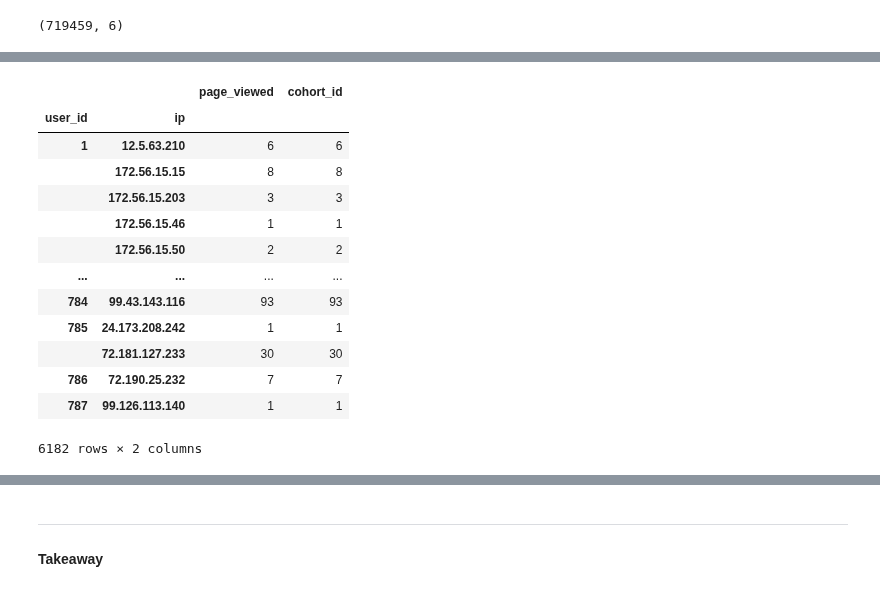
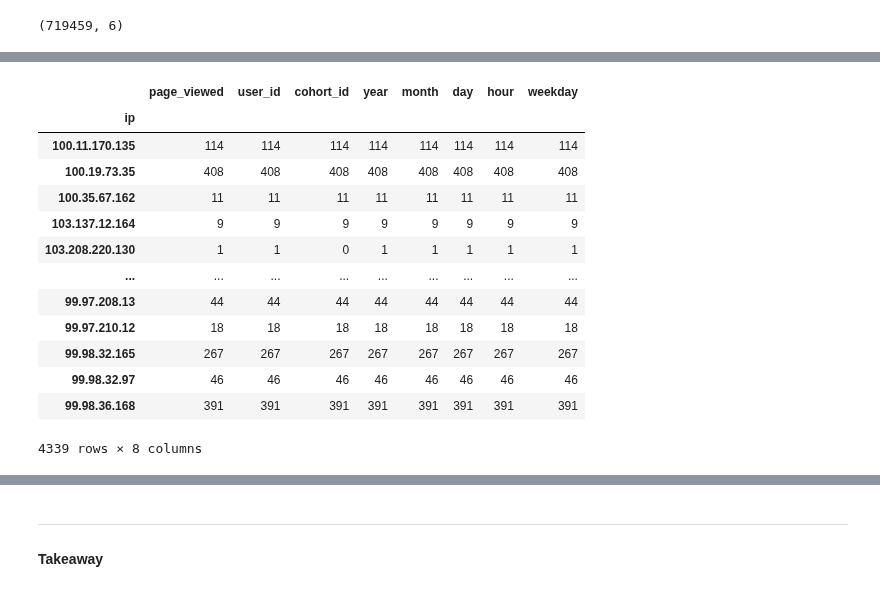
Before and after one commit to CSolitaire/anomaly-detection-exercises, a Jupyter notebook: time_series_anomaly_detection.ipynb, the cells around one changed output, grey strips where cells are left out. Saved outputs shown, nothing was run; the diff lists cells and outputs as text; code cells hidden in the pictures.

```diff
--- a/time_series_anomaly_detection.ipynb
+++ b/time_series_anomaly_detection.ipynb
@@ -45,6 +45,13 @@ df.shape
 # %%
 df.columns = ['date', 'time', 'page_viewed', 'user_id', 'cohort_id', 'ip']
-df["datetime"] = df["date"] + df["time"]
+df["datetime"] = df["date"] + ' '+ df["time"]
+df['datetime'] = pd.to_datetime(df.datetime)
+df['year'] = df.datetime.dt.year
+df['month'] = df.datetime.dt.month
+df['day'] = df.datetime.dt.day
+df['hour'] = df.datetime.dt.hour
+df['weekday'] = df.datetime.dt.day_name()
+df = df.astype(object)
 df = df.set_index('datetime')
 df.drop(columns=['date', 'time'], inplace = True)
 df.head()
@@ -71,17 +131,17 @@ df.describe()
 # %%
-df.groupby(['user_id','ip']).count()
+df.groupby('ip').count()
 # %% [output]
-|  |  | page_viewed | cohort_id |
-| user_id | ip |  |  |
-| 1 | 12.5.63.210 | 6 | 6 |
-|  | 172.56.15.15 | 8 | 8 |
-|  | 172.56.15.203 | 3 | 3 |
-|  | 172.56.15.46 | 1 | 1 |
-|  | 172.56.15.50 | 2 | 2 |
-| ... | ... | ... | ... |
-| 784 | 99.43.143.116 | 93 | 93 |
-| 785 | 24.173.208.242 | 1 | 1 |
-|  | 72.181.127.233 | 30 | 30 |
-| 786 | 72.190.25.232 | 7 | 7 |
-| 787 | 99.126.113.140 | 1 | 1 |
+|  | page_viewed | user_id | cohort_id | year | month | day | hour | weekday |
+| ip |  |  |  |  |  |  |  |  |
+| 100.11.170.135 | 114 | 114 | 114 | 114 | 114 | 114 | 114 | 114 |
+| 100.19.73.35 | 408 | 408 | 408 | 408 | 408 | 408 | 408 | 408 |
+| 100.35.67.162 | 11 | 11 | 11 | 11 | 11 | 11 | 11 | 11 |
+| 103.137.12.164 | 9 | 9 | 9 | 9 | 9 | 9 | 9 | 9 |
+| 103.208.220.130 | 1 | 1 | 0 | 1 | 1 | 1 | 1 | 1 |
+| ... | ... | ... | ... | ... | ... | ... | ... | ... |
+| 99.97.208.13 | 44 | 44 | 44 | 44 | 44 | 44 | 44 | 44 |
+| 99.97.210.12 | 18 | 18 | 18 | 18 | 18 | 18 | 18 | 18 |
+| 99.98.32.165 | 267 | 267 | 267 | 267 | 267 | 267 | 267 | 267 |
+| 99.98.32.97 | 46 | 46 | 46 | 46 | 46 | 46 | 46 | 46 |
+| 99.98.36.168 | 391 | 391 | 391 | 391 | 391 | 391 | 391 | 391 |
-6182 rows × 2 columns
+4339 rows × 8 columns
```
Also changed, not shown: parts of 33 cells of this notebook.
